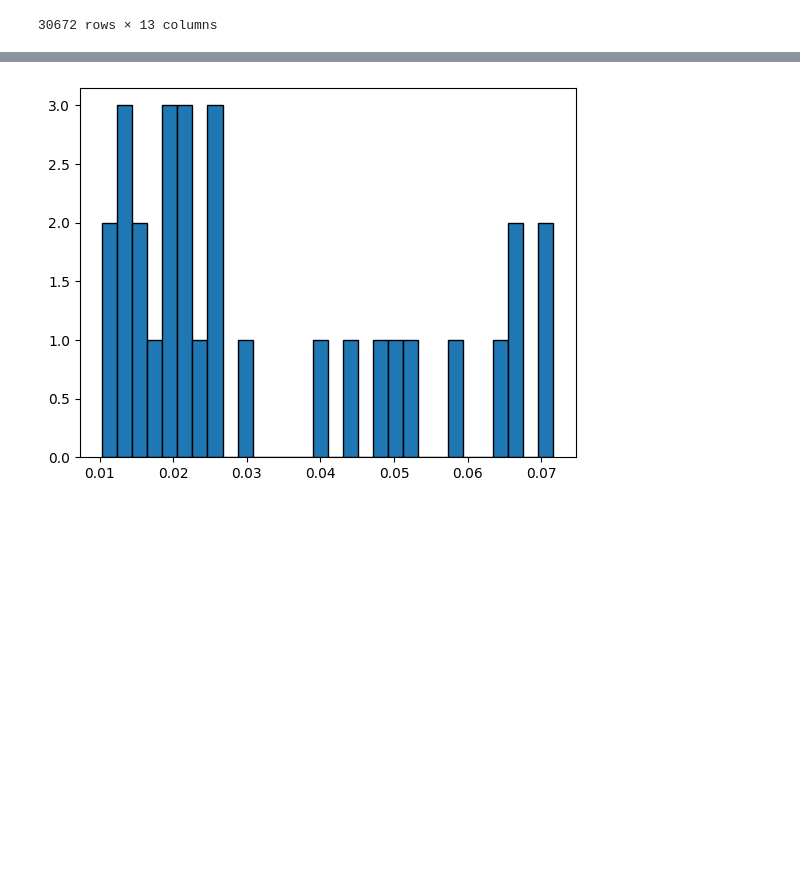
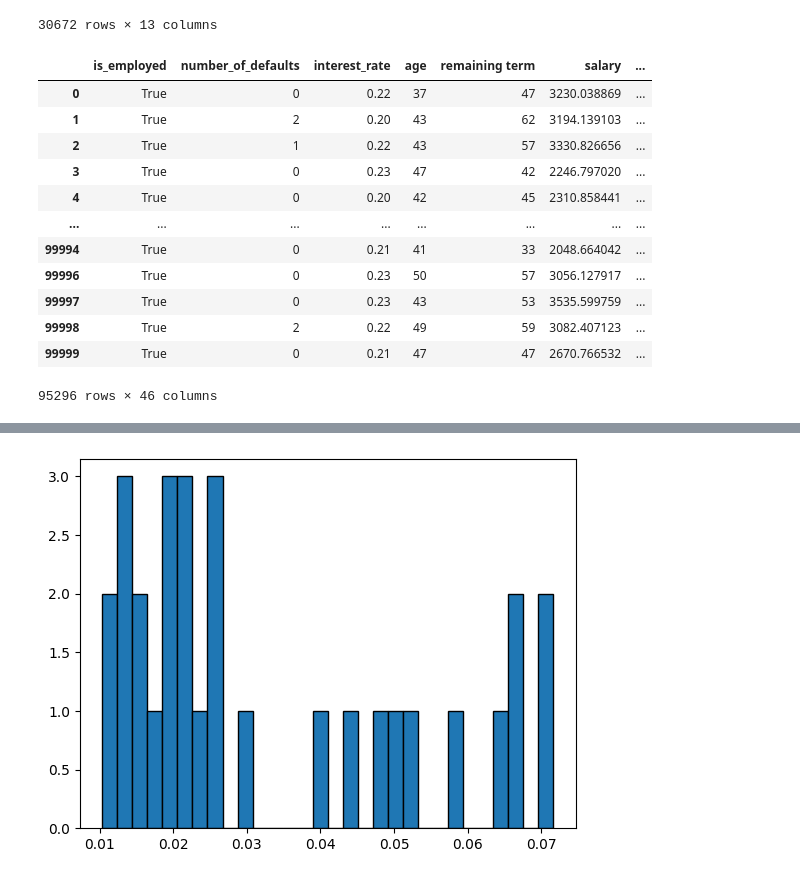
Before and after one commit to Augah2001/Data-Science-Competion-Question-and-Data, a Jupyter notebook: credit_risk.ipynb, the cells around one changed output, grey strips where cells are left out. Cells and saved outputs as stored; diff of their text form; code cells hidden in the pictures; blank space fills up the shorter version.

```diff
--- a/credit_risk.ipynb
+++ b/credit_risk.ipynb
@@ -702,17 +702,31 @@ df
 # %%
 from sklearn.preprocessing import OneHotEncoder
 from sklearn.compose import ColumnTransformer
 
 X_transformed = pd.get_dummies(X, columns=['marital_status','gender','location', 'job'])
 
 # one_hot = OneHotEncoder()
 # categories = ['gender','location', 'job','marital_status']
 # transformer = ColumnTransformer([('one_hot', one_hot, categories)])
 # X_transformed = transformer.fit_transform(X)
 X_transformed
-
+X_transformed.drop('disbursemet_date', axis=1, inplace=True)
 features = X_transformed.columns
-del X_transformed.drop('disbursemet_date')
+X_transformed
+# %% [output]
+|  | is_employed | number_of_defaults | interest_rate | age | remaining term | salary | ... |
+| 0 | True | 0 | 0.22 | 37 | 47 | 3230.038869 | ... |
+| 1 | True | 2 | 0.20 | 43 | 62 | 3194.139103 | ... |
+| 2 | True | 1 | 0.22 | 43 | 57 | 3330.826656 | ... |
+| 3 | True | 0 | 0.23 | 47 | 42 | 2246.797020 | ... |
+| 4 | True | 0 | 0.20 | 42 | 45 | 2310.858441 | ... |
+| ... | ... | ... | ... | ... | ... | ... | ... |
+| 99994 | True | 0 | 0.21 | 41 | 33 | 2048.664042 | ... |
+| 99996 | True | 0 | 0.23 | 50 | 57 | 3056.127917 | ... |
+| 99997 | True | 0 | 0.23 | 43 | 53 | 3535.599759 | ... |
+| 99998 | True | 2 | 0.22 | 49 | 59 | 3082.407123 | ... |
+| 99999 | True | 0 | 0.21 | 47 | 47 | 2670.766532 | ... |
+95296 rows × 46 columns
 # %%
 from sklearn.decomposition import PCA
 
```
Also changed, not shown: parts of 4 cells of this notebook.
